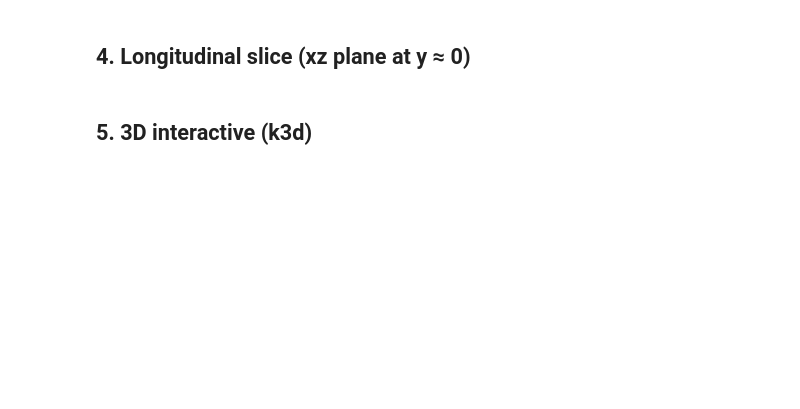
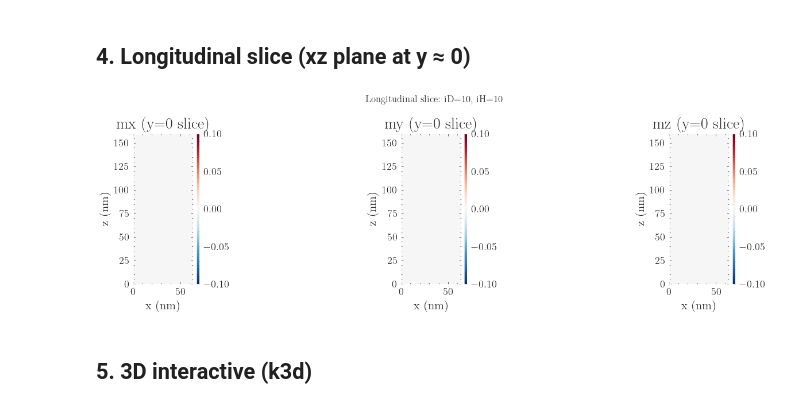
Before and after one commit to itxasoma/mumax3, a Jupyter notebook: nanotube_analysis.ipynb, the cells around one changed output. Cells and saved outputs as stored; diff of their text form; code cells hidden in the pictures; blank space fills up the shorter version.

Commit message:
pdf plots for setA

```diff
--- a/nanotube_analysis.ipynb
+++ b/nanotube_analysis.ipynb
@@ -177,14 +178,16 @@ Loaded: setA-Cortes-Ortuno/setA.out/m_10_10.ovf
 # %%
 fig, axes = plt.subplots(1, 3, figsize=(15, 4))
 y_mid = 0.0
 for ax, comp in zip(axes, ['x', 'y', 'z']):
     getattr(field.sel(y=y_mid), comp).mpl.scalar(
         ax=ax, cmap='RdBu_r', colorbar=True)
     ax.set_title(f'm{comp}  (y=0 slice)')
-plt.suptitle(f'Longitudinal slice — iD={iD_plot}, iH={iH_plot}', fontsize=12)
+plt.suptitle(f'Longitudinal slice: iD={iD_plot}, iH={iH_plot}', fontsize=12)
 plt.tight_layout()
-plt.savefig(f'longitudinal_{iD_plot}_{iH_plot}.png', dpi=150, bbox_inches='tight')
+plt.savefig(f'longitudinal_{iD_plot}_{iH_plot}.pdf', dpi=150, bbox_inches='tight')
 plt.show()
+# %% [output]
+[figure, added]
 # %% [markdown]
 ## 5. 3D interactive (k3d)
 # %%
```
Also changed, not shown: parts of 6 cells of this notebook, 8 other files.
